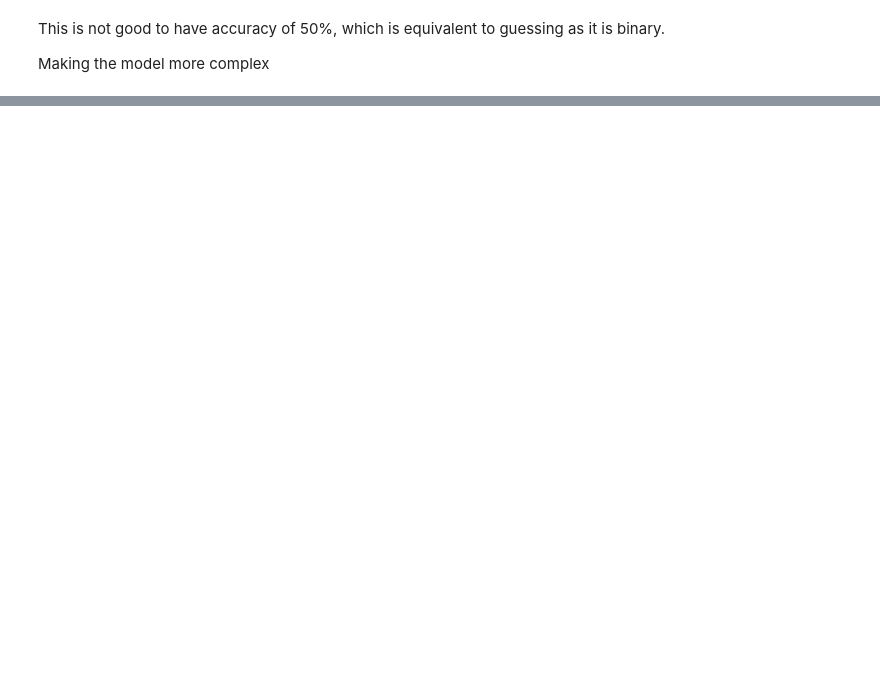
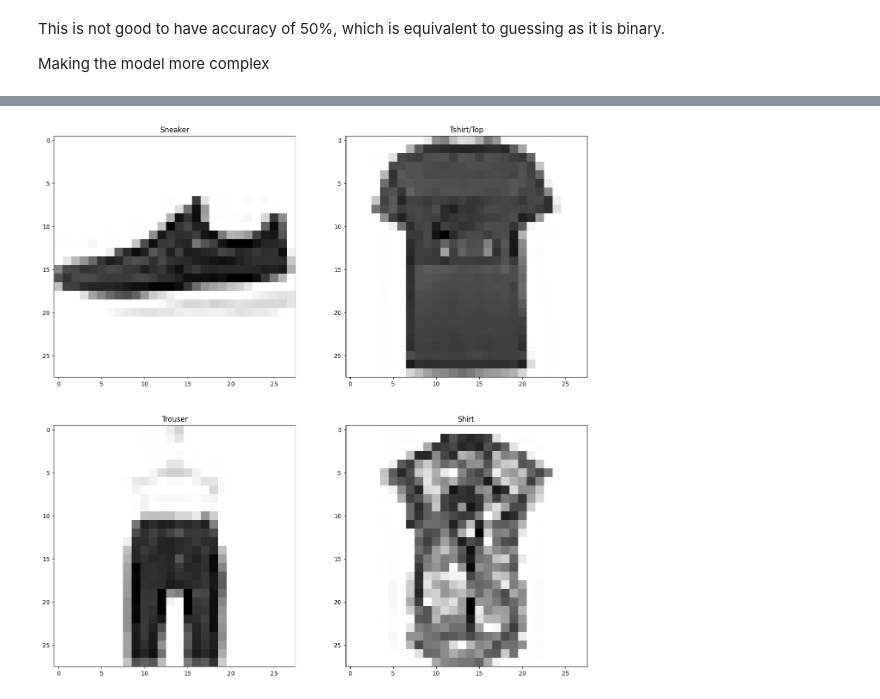
Before and after one commit to krahul2024/machine-learning, a Jupyter notebook: tensors/tensors_three.ipynb, the cells around one changed output, grey strips where cells are left out. Saved outputs shown, nothing was run; the diff lists cells and outputs as text; code cells hidden in the pictures; blank space fills up the shorter version.

```diff
--- a/tensors/tensors_three.ipynb
+++ b/tensors/tensors_three.ipynb
@@ -162,0 +168,20 @@ pd.DataFrame(history.history).plot()
+# %%
+#@title Loading and Labelling the dataset
+# importing the dataset
+from tensorflow.keras.datasets import fashion_mnist
+(train_data, train_label), (test_data, test_label) = fashion_mnist.load_data()
+
+label_names = [
+    'Tshirt/Top',
+    'Trouser',
+    'Pullover',
+    'Dress',
+    'Coat',
+    'Sandal',
+    'Shirt',
+    'Sneaker',
+    'Bag',
+    'Ankle Boot'
+]
+print(label_names)
+train_data.shape, train_label.shape, test_data.shape, test_label.shape
@@ -162,0 +191,6 @@ pd.DataFrame(history.history).plot()
+# %%
+# visualizing  a random item in the list , we need to convert this data to image as it is in pixel information format
+index = np.random.randint(0,60000)
+item_type = label_names[train_label[index]]
+print(f"Index : {index} , Item Type : {item_type}")
+plt.imshow(train_data[index], cmap  = plt.cm.binary)  # changing it to binary or black/white
@@ -162,0 +201,12 @@ pd.DataFrame(history.history).plot()
+# %%
+# plotting randomly 4 items
+plt.figure(figsize = (16, 16))
+
+for i in range(4):
+    axis = plt.subplot(2, 2, i+1)
+    index = np.random.randint(0,60000)
+    plt.imshow(train_data[index], cmap = plt.cm.binary)
+    plt.title(label_names[train_label[index]])
+    plt.axis = False
+# %% [output]
+[figure, added]
```
Also changed, not shown: parts of 12 cells of this notebook.
